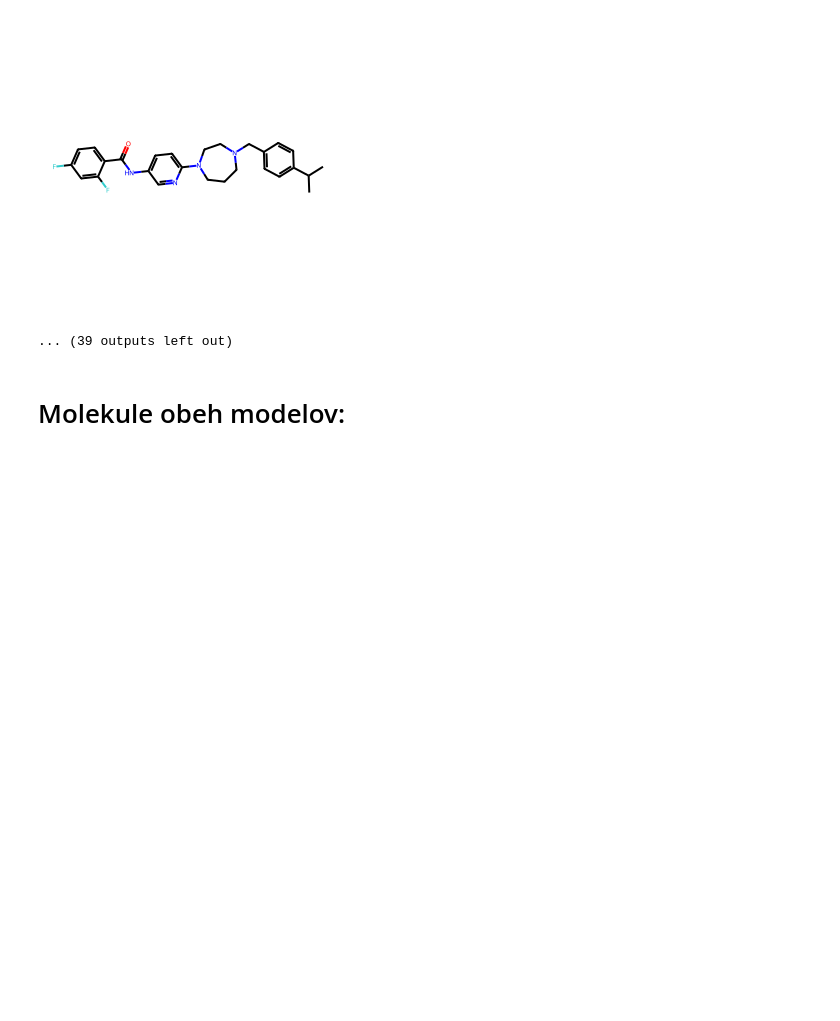
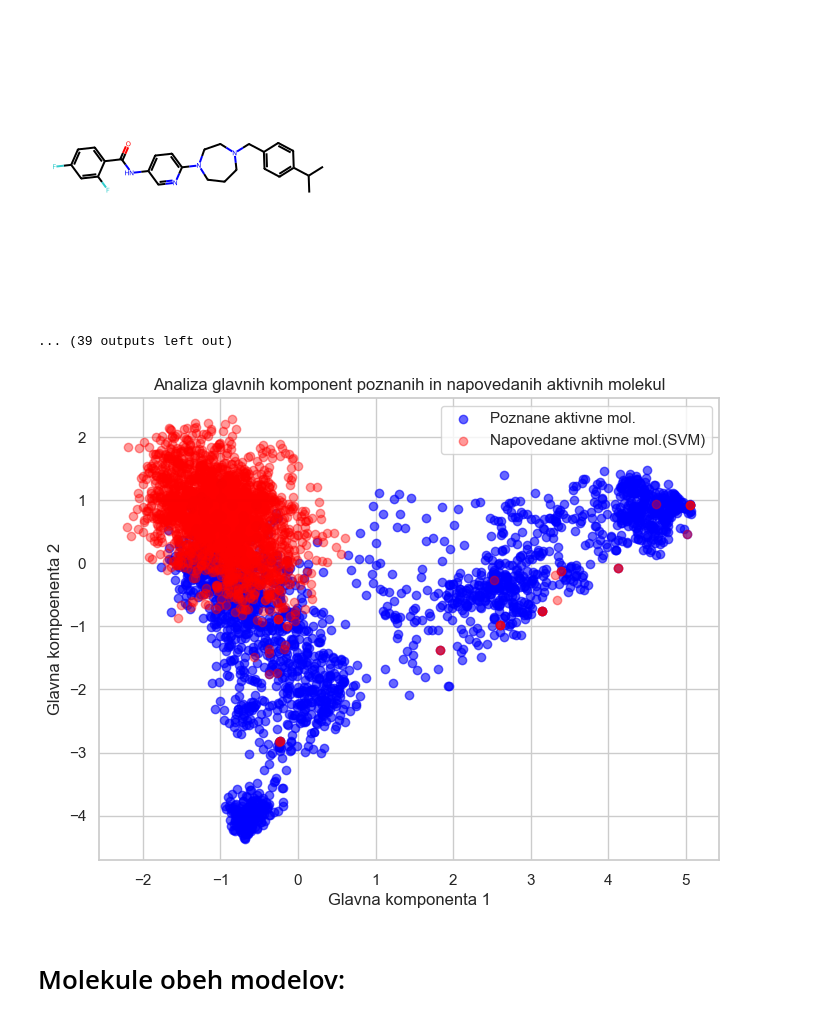
Before and after one commit to samo-n/ML-in-IDO1-drug-discovery, a Jupyter notebook: dir2/__3_3_analiza_napovedanih_aktivnih_struktur.ipynb, the cells around one changed output. Cells and saved outputs as stored; diff of their text form; code cells hidden in the pictures; blank space fills up the shorter version.

```diff
--- a/dir2/__3_3_analiza_napovedanih_aktivnih_struktur.ipynb
+++ b/dir2/__3_3_analiza_napovedanih_aktivnih_struktur.ipynb
@@ -406,13 +437,13 @@ import numpy as np
 import pandas as pd
 
 # Extract relevant columns as numpy arrays
-proven_bits = proven_active_circular.iloc[:, 3:].values
-predicted_bits = predicted_active_svm.iloc[:, 3:].values
+proven_bits_c = proven_active_circular.iloc[:, 3:].values
+predicted_bits_c = predicted_active_svm.iloc[:, 3:].values
 
 # Compute Tanimoto similarity efficiently using broadcasting
-intersection = np.dot(predicted_bits, proven_bits.T)  # Pairwise AND
-sum_predicted = np.sum(predicted_bits, axis=1).reshape(-1, 1)  # Sum of predicted bits (row-wise)
-sum_proven = np.sum(proven_bits, axis=1).reshape(1, -1)  # Sum of proven bits (column-wise)
+intersection = np.dot(predicted_bits_c, proven_bits_c.T)  # Pairwise AND
+sum_predicted = np.sum(predicted_bits_c, axis=1).reshape(-1, 1)  # Sum of predicted bits (row-wise)
+sum_proven = np.sum(proven_bits_c, axis=1).reshape(1, -1)  # Sum of proven bits (column-wise)
 
 union = sum_predicted + sum_proven - intersection  # Pairwise OR
 tanimoto_similarity = intersection / union  # Tanimoto similarity matrix
@@ -628,6 +659,37 @@ SMILES: CC(C)c1ccc(NC(=O)C2CCN(CC2)c2c(cnc3ccc(F)cc23)C#N)cc1
 SMILES: CCOc1c(F)c(F)cc(C(=O)N2CCC(CC2)c2ccc(NC(=O)C(C)n3cc(C)cn3)cc2)c1F
 [figure]
 ... (39 outputs left out)
+# %%
+import numpy as np
+import matplotlib.pyplot as plt
+from sklearn.decomposition import PCA
+
+# Assuming proven_active and predicted_active_rf are given as NumPy arrays
+proven_active = proven_bits_c
+predicted_active_rf = predicted_bits_c
+
+# Combine both datasets for PCA
+combined_data = np.vstack((proven_active, predicted_active_rf))
+
+# Apply PCA
+pca = PCA(n_components=2)
+pca_result = pca.fit_transform(combined_data)
+
+# Split back into original groups
+pca_proven_active = pca_result[:len(proven_active)]
+pca_predicted_active_rf = pca_result[len(proven_active):]
+
+# Plot the results
+plt.figure(figsize=(8, 6))
+plt.scatter(pca_proven_active[:, 0], pca_proven_active[:, 1], label="Poznane aktivne mol.", alpha=0.6, color='blue')
+plt.scatter(pca_predicted_active_rf[:, 0], pca_predicted_active_rf[:, 1], label="Napovedane aktivne mol.(SVM)", alpha=0.4, color='red')
+plt.xlabel("Glavna komponenta 1")
+plt.ylabel("Glavna kompoenenta 2")
+plt.title("Analiza glavnih komponent poznanih in napovedanih aktivnih molekul")
+plt.legend()
+plt.show()
+# %% [output]
+[figure, added]
 # %% [markdown]
 # Molekule obeh modelov:
 # %%
```
Also changed, not shown: parts of 1 cell of this notebook.
